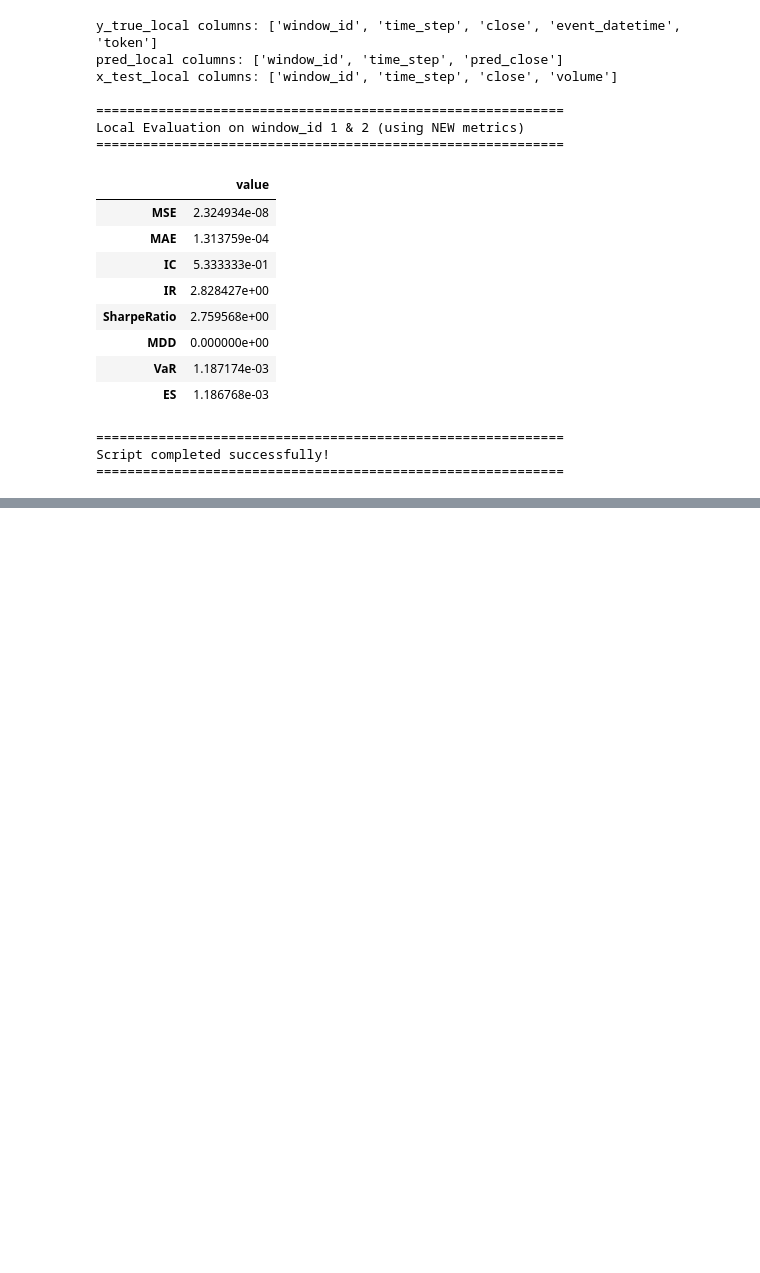
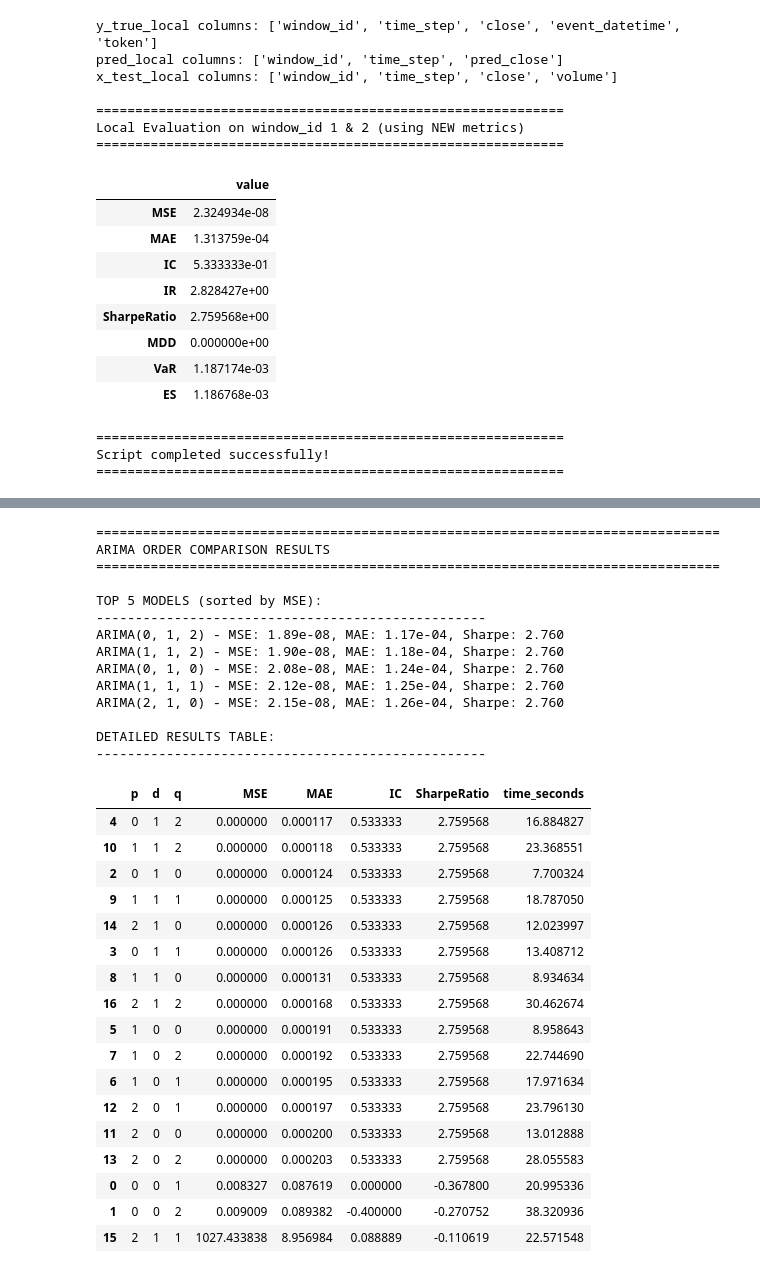
Before and after one commit to h5un/ICAIF_2025_Cryptocurrency_Forecasting_Starter_Kit, a Jupyter notebook: quickstart.ipynb, the cells around one changed output, grey strips where cells are left out. Saved outputs shown, nothing was run; the diff lists cells and outputs as text; code cells hidden in the pictures; blank space fills up the shorter version.

```diff
--- a/quickstart.ipynb
+++ b/quickstart.ipynb
@@ -301,0 +420,74 @@ Script completed successfully!
+# %%
+# Analyze results and find best performing orders
+if results:
+    results_df = pd.DataFrame(results)
+
+    # Sort by MSE (ascending) to find best models
+    results_df_sorted = results_df.sort_values('MSE')
+
+    print("=" * 80)
+    print("ARIMA ORDER COMPARISON RESULTS")
+    print("=" * 80)
+
+    # Display top 5 models by MSE
+    print("\nTOP 5 MODELS (sorted by MSE):")
+    print("-" * 50)
+    top_5 = results_df_sorted.head(5)
+    for idx, row in top_5.iterrows():
+        print(f"ARIMA{row['order']} - MSE: {row['MSE']:.2e}, MAE: {row['MAE']:.2e}, Sharpe: {row['SharpeRatio']:.3f}")
+
+    print("\nDETAILED RESULTS TABLE:")
+    print("-" * 50)
+    display_cols = ['p', 'd', 'q', 'MSE', 'MAE', 'IC', 'SharpeRatio', 'time_seconds']
+    display(results_df_sorted[display_cols].round(6))
+
+    # Find best model
+    best_order = results_df_sorted.iloc[0]['order']
+    best_mse = results_df_sorted.iloc[0]['MSE']
+
+    print(f"\n🏆 BEST MODEL: ARIMA{best_order}")
+    print(f"   MSE: {best_mse:.2e}")
+    print(f"   Improvement over ARIMA(1,1,0): {((metrics_dict['MSE'] - best_mse) / metrics_dict['MSE'] * 100):.2f}%")
+
+    # Compare different aspects
+    print("\nCOMPARISON BY DIFFERENT METRICS:")
+    print("-" * 40)
+    print(f"Best MSE: ARIMA{results_df_sorted.iloc[0]['order']} ({results_df_sorted.iloc[0]['MSE']:.2e})")
+    print(f"Best MAE: ARIMA{results_df_sorted.sort_values('MAE').iloc[0]['order']} ({results_df_sorted.sort_values('MAE').iloc[0]['MAE']:.2e})")
+    print(f"Best Sharpe: ARIMA{results_df_sorted.sort_values('SharpeRatio', ascending=False).iloc[0]['order']} ({results_df_sorted.sort_values('SharpeRatio', ascending=False).iloc[0]['SharpeRatio']:.3f})")
+    print(f"Best IC: ARIMA{results_df_sorted.sort_values('IC', ascending=False).iloc[0]['order']} ({results_df_sorted.sort_values('IC', ascending=False).iloc[0]['IC']:.3f})")
+else:
+    print("No successful results to analyze.")
+# %% [output]
+================================================================================
+ARIMA ORDER COMPARISON RESULTS
+================================================================================
+
+TOP 5 MODELS (sorted by MSE):
+--------------------------------------------------
+ARIMA(0, 1, 2) - MSE: 1.89e-08, MAE: 1.17e-04, Sharpe: 2.760
+ARIMA(1, 1, 2) - MSE: 1.90e-08, MAE: 1.18e-04, Sharpe: 2.760
+ARIMA(0, 1, 0) - MSE: 2.08e-08, MAE: 1.24e-04, Sharpe: 2.760
+ARIMA(1, 1, 1) - MSE: 2.12e-08, MAE: 1.25e-04, Sharpe: 2.760
+ARIMA(2, 1, 0) - MSE: 2.15e-08, MAE: 1.26e-04, Sharpe: 2.760
+
+DETAILED RESULTS TABLE:
+--------------------------------------------------
+|  | p | d | q | MSE | MAE | IC | SharpeRatio | time_seconds |
+| 4 | 0 | 1 | 2 | 0.000000 | 0.000117 | 0.533333 | 2.759568 | 16.884827 |
+| 10 | 1 | 1 | 2 | 0.000000 | 0.000118 | 0.533333 | 2.759568 | 23.368551 |
+| 2 | 0 | 1 | 0 | 0.000000 | 0.000124 | 0.533333 | 2.759568 | 7.700324 |
+| 9 | 1 | 1 | 1 | 0.000000 | 0.000125 | 0.533333 | 2.759568 | 18.787050 |
+| 14 | 2 | 1 | 0 | 0.000000 | 0.000126 | 0.533333 | 2.759568 | 12.023997 |
+| 3 | 0 | 1 | 1 | 0.000000 | 0.000126 | 0.533333 | 2.759568 | 13.408712 |
+| 8 | 1 | 1 | 0 | 0.000000 | 0.000131 | 0.533333 | 2.759568 | 8.934634 |
+| 16 | 2 | 1 | 2 | 0.000000 | 0.000168 | 0.533333 | 2.759568 | 30.462674 |
+| 5 | 1 | 0 | 0 | 0.000000 | 0.000191 | 0.533333 | 2.759568 | 8.958643 |
+| 7 | 1 | 0 | 2 | 0.000000 | 0.000192 | 0.533333 | 2.759568 | 22.744690 |
+| 6 | 1 | 0 | 1 | 0.000000 | 0.000195 | 0.533333 | 2.759568 | 17.971634 |
+| 12 | 2 | 0 | 1 | 0.000000 | 0.000197 | 0.533333 | 2.759568 | 23.796130 |
+| 11 | 2 | 0 | 0 | 0.000000 | 0.000200 | 0.533333 | 2.759568 | 13.012888 |
+| 13 | 2 | 0 | 2 | 0.000000 | 0.000203 | 0.533333 | 2.759568 | 28.055583 |
+| 0 | 0 | 0 | 1 | 0.008327 | 0.087619 | 0.000000 | -0.367800 | 20.995336 |
+| 1 | 0 | 0 | 2 | 0.009009 | 0.089382 | -0.400000 | -0.270752 | 38.320936 |
+| 15 | 2 | 1 | 1 | 1027.433838 | 8.956984 | 0.088889 | -0.110619 | 22.571548 |
```
Also changed, not shown: parts of 6 cells of this notebook.
